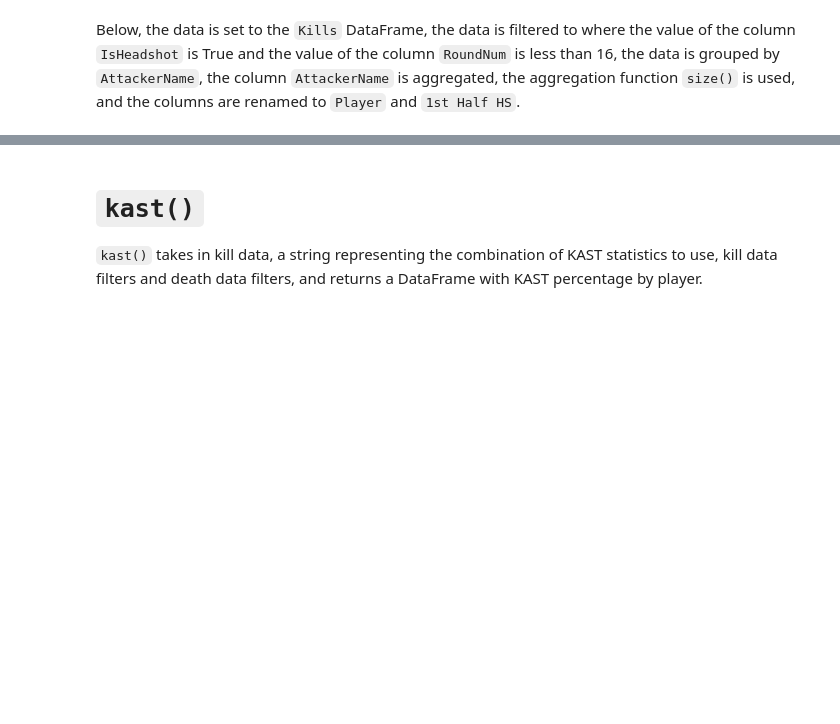
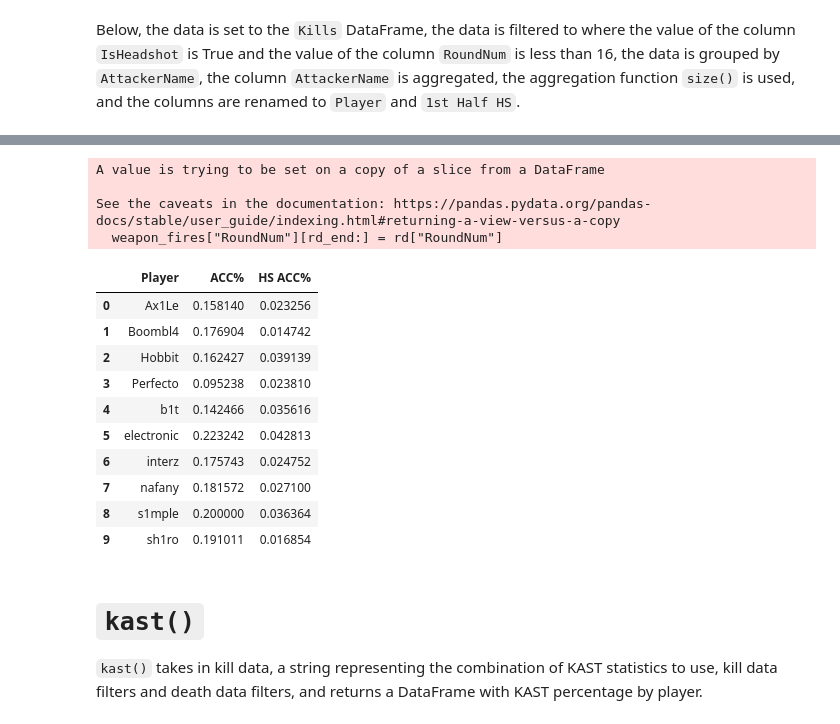
Before and after one commit to pnxenopoulos/awpy, a Jupyter notebook: examples/01_Basic_CSGO_Analysis.ipynb, the cells around one changed output, grey strips where cells are left out. Cells and saved outputs as stored; diff of their text form; code cells hidden in the pictures; blank space fills up the shorter version.

```diff
--- a/examples/01_Basic_CSGO_Analysis.ipynb
+++ b/examples/01_Basic_CSGO_Analysis.ipynb
@@ -146,3 +149,48 @@ As mentioned earlier, the package contains twelve functions derived from `calc_s
+# %%
+def accuracy(damage_data: pd.DataFrame,
+             round_data_json: List[Dict],
+             weapon_fires_filters: Dict[str, Union[List[bool], List[str]]] = {}
+) -> pd.DataFrame:
+    weapon_fires = pd.DataFrame.from_dict(round_data_json[0]["WeaponFires"][0:])
+    weapon_fires["RoundNum"] = 1
+    for rd in round_data_json[1:]:
+        rd_end = len(weapon_fires)
+        weapon_fires = weapon_fires.append(pd.DataFrame.from_dict(
+            rd["WeaponFires"][0:]))
+        weapon_fires["RoundNum"][rd_end:] = rd["RoundNum"]
+    weapon_fires.reset_index(drop=True, inplace=True)
+    weapon_fires = calc_stats(weapon_fires, weapon_fires_filters, ["PlayerName"],
+                              ["PlayerName"], [["size"]], ["Player",
+                                                           "Weapon Fires"])
+    hits = calc_stats(damage_data, weapon_fires_filters, ["AttackerName"],
+                      ["AttackerName"], [["size"]], ["Player", "Hits"])
+    headshots = calc_stats(damage_data.loc[damage_data["HitGroup"] == "Head"],
+                           weapon_fires_filters, ["AttackerName"],
+                           ["AttackerName"], [["size"]], ["Player", "Headshots"])
+    acc = weapon_fires.merge(hits, how="outer")
+    acc = acc.merge(headshots, how="outer")
+    acc["ACC%"] = acc["Hits"] / acc["Weapon Fires"]
+    acc["HS ACC%"] = acc["Headshots"] / acc["Weapon Fires"]
+    acc = acc[["Player", "ACC%", "HS ACC%"]]
+    return acc
+
+accuracy(data_df["Damages"], data["GameRounds"])
+# %% [output]
+A value is trying to be set on a copy of a slice from a DataFrame
+
+See the caveats in the documentation: https://pandas.pydata.org/pandas-docs/stable/user_guide/indexing.html#returning-a-view-versus-a-copy
+  weapon_fires["RoundNum"][rd_end:] = rd["RoundNum"]
+|  | Player | ACC% | HS ACC% |
+| 0 | Ax1Le | 0.158140 | 0.023256 |
+| 1 | Boombl4 | 0.176904 | 0.014742 |
+| 2 | Hobbit | 0.162427 | 0.039139 |
+| 3 | Perfecto | 0.095238 | 0.023810 |
+| 4 | b1t | 0.142466 | 0.035616 |
+| 5 | electronic | 0.223242 | 0.042813 |
+| 6 | interz | 0.175743 | 0.024752 |
+| 7 | nafany | 0.181572 | 0.027100 |
+| 8 | s1mple | 0.200000 | 0.036364 |
+| 9 | sh1ro | 0.191011 | 0.016854 |
 # %% [markdown]
 # `kast()`
 `kast()` takes in kill data, a string representing the combination of KAST statistics to use, kill data filters and death data filters, and returns a DataFrame with KAST percentage by player.
```
Also changed, not shown: parts of 9 cells of this notebook, 4 other files.
